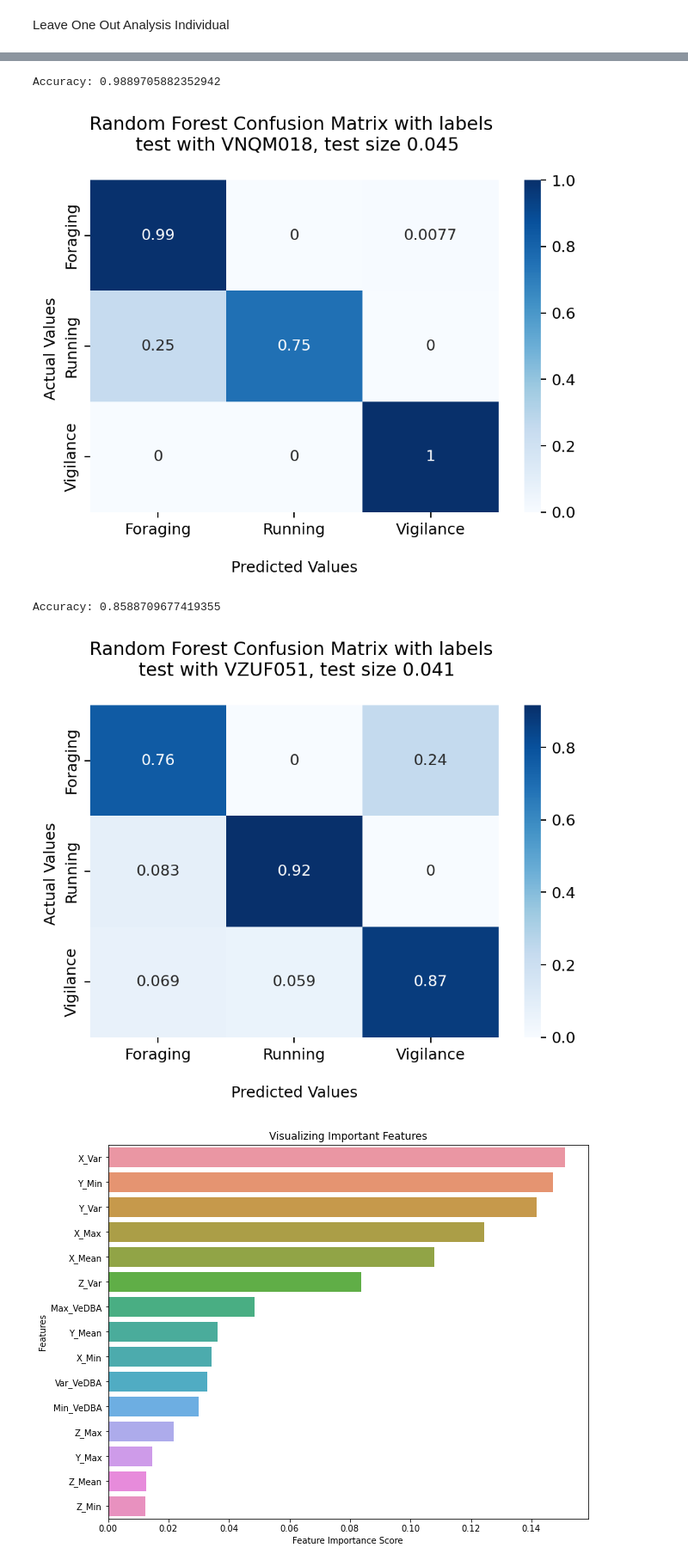
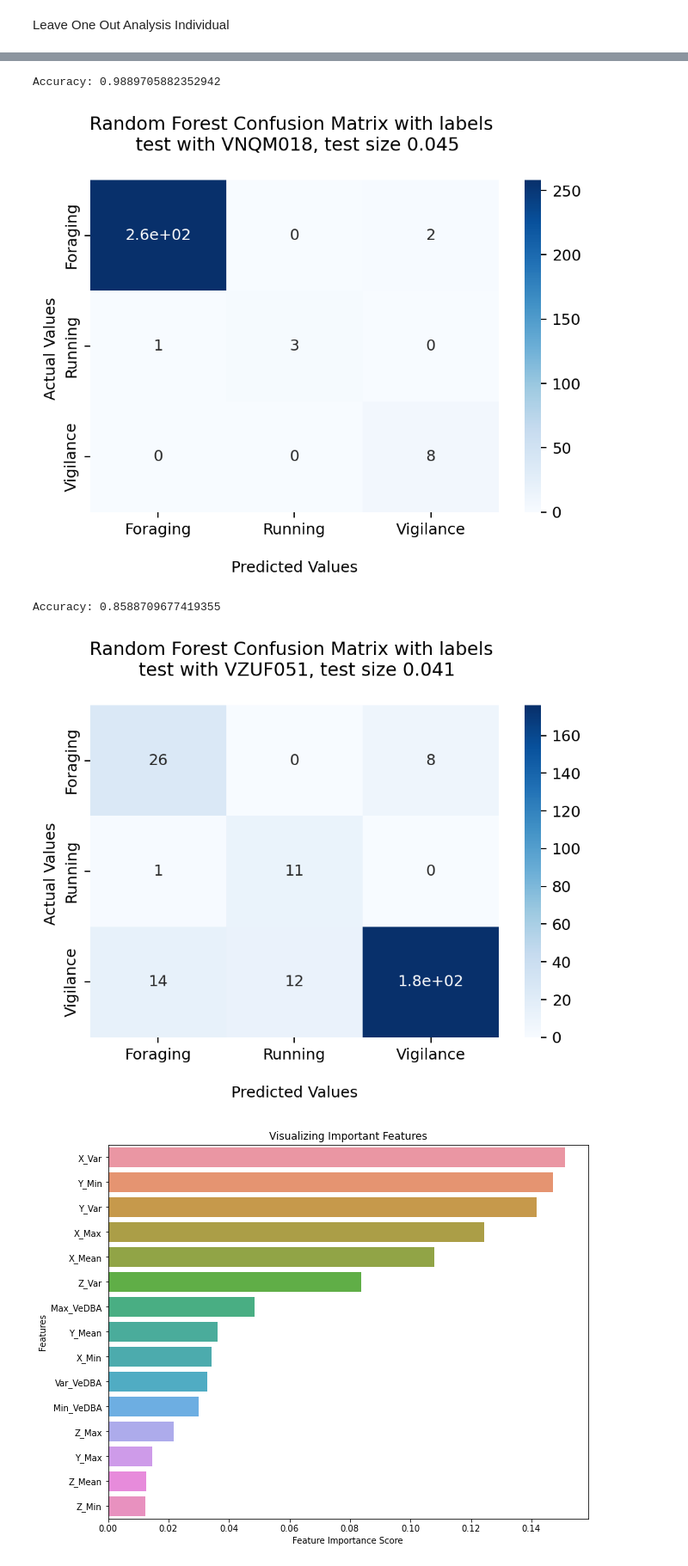
Before and after one commit to amlan-nayak/meerkat-box, a Jupyter notebook: Model_training.ipynb, the cells around one changed output, grey strips where cells are left out. Shown at 86% size. Cells and saved outputs as stored; diff of their text form; code cells hidden in the pictures.

```diff
--- a/Model_training.ipynb
+++ b/Model_training.ipynb
@@ -234,8 +234,20 @@ weighted avg       0.97      0.96      0.96      1980
 # %%
 from sklearn.pipeline import make_pipeline
-
 import joblib
 
+df_copy = df.copy()
+df_copy.drop(['Axy','Log VeDBA','StdNorm'],axis=1,inplace=True)
+
+
+df_copy.loc[df_copy['Behavior']=='RunningGPS','Behavior'] = 'Running'
+
+df_copy = df_copy[df_copy['Behavior']!='Others']
+
+x=df_copy.iloc[:,4:]  # Features
+#x=df.iloc[:,4:]  # Features
+
+y=df_copy['Behavior'].values  # Labels
+print(np.unique(y))
 
 pipeline = make_pipeline(StandardScaler(),RandomForestClassifier(n_estimators=150, n_jobs=-1, random_state=42) )
 
@@ -346,7 +368,7 @@ for key,value in df_copy.groupby('Individual'):
         print("Accuracy:",accuracy_score(y_test, y_pred))
 
         plt.figure(dpi=180)
-        cf_matrix = confusion_matrix(y_test, y_pred,normalize='true')
+        cf_matrix = confusion_matrix(y_test, y_pred)#,normalize='true')
         ax = sns.heatmap(cf_matrix, annot=True, cmap='Blues')
 
         test_proportion = np.round(X_test.shape[0]/df_copy.shape[0],3)
@@ -368,7 +390,7 @@ Accuracy: 0.9853211009174312
 Accuracy: 0.9889705882352942
-[figure, old version]
+[figure, new version]
 Accuracy: 0.8588709677419355
-[figure, old version]
+[figure, new version]
 # %%
 plt.figure(figsize=(10,8))
 feature_imp = pd.Series(clf.feature_importances_,index=df_copy.iloc[:,4:].columns).sort_values(ascending=False)
```
Also changed, not shown: parts of 9 cells of this notebook, 5 other files.
